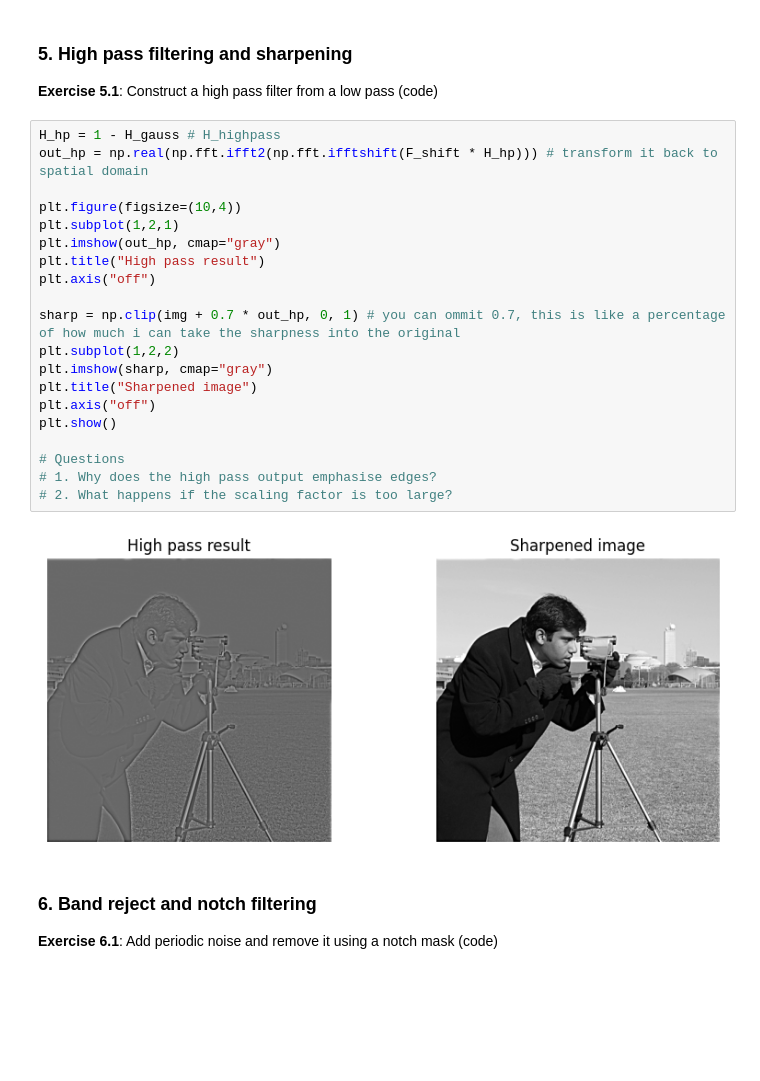
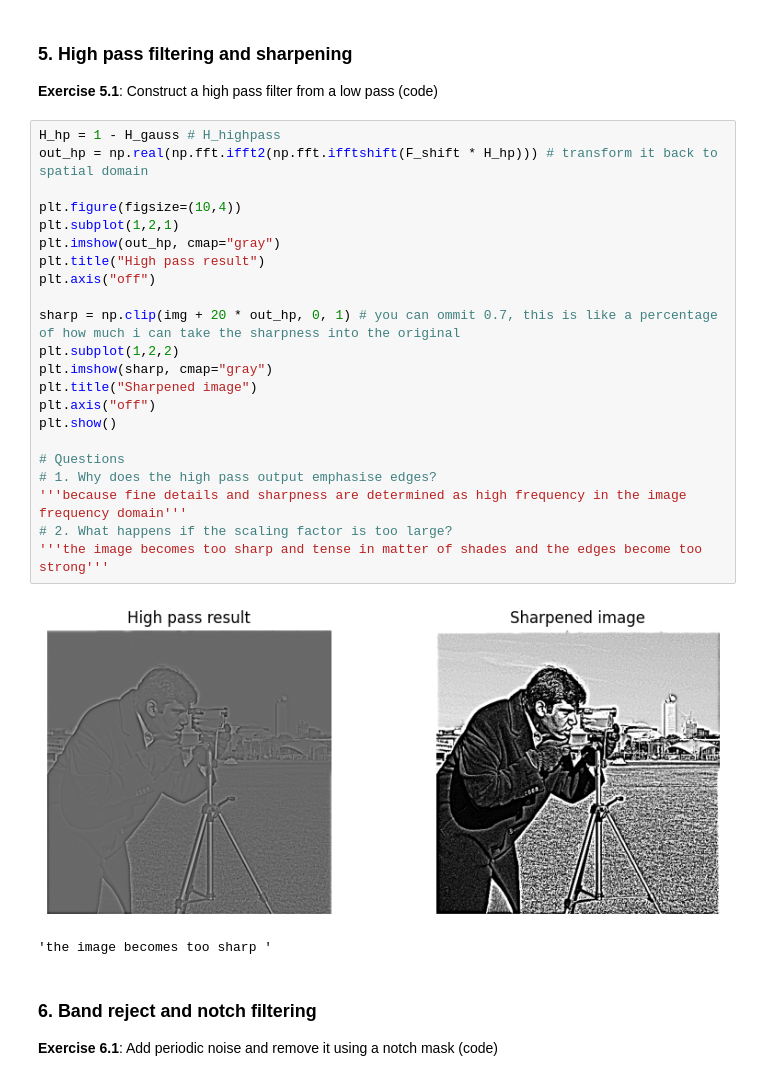
Before and after one commit to BashayrA/Digital-Image-Processing---Labs, a Jupyter notebook: lab4-BashayrA/lab4.ipynb, the cells around one changed output. Drawn from its saved outputs; the diff is of its cells as text; blank space fills up the shorter version.

```diff
--- a/lab4-BashayrA/lab4.ipynb
+++ b/lab4-BashayrA/lab4.ipynb
@@ -162,25 +176,28 @@ plt.show()
 # %%
 H_hp = 1 - H_gauss # H_highpass
 out_hp = np.real(np.fft.ifft2(np.fft.ifftshift(F_shift * H_hp))) # transform it back to spatial domain
 
 plt.figure(figsize=(10,4))
 plt.subplot(1,2,1)
 plt.imshow(out_hp, cmap="gray")
 plt.title("High pass result")
 plt.axis("off")
 
-sharp = np.clip(img + 0.7 * out_hp, 0, 1) # you can ommit 0.7, this is like a percentage of how much i can take the sharpness into the original
+sharp = np.clip(img + 20 * out_hp, 0, 1) # you can ommit 0.7, this is like a percentage of how much i can take the sharpness into the original
 plt.subplot(1,2,2)
 plt.imshow(sharp, cmap="gray")
 plt.title("Sharpened image")
 plt.axis("off")
 plt.show()
 
 # Questions
 # 1. Why does the high pass output emphasise edges?
+'''because fine details and sharpness are determined as high frequency in the image frequency domain'''
 # 2. What happens if the scaling factor is too large?
+'''the image becomes too sharp and tense in matter of shades and the edges become too strong'''
 # %% [output]
-[figure, old version]
+[figure, new version]
+'the image becomes too sharp '
 # %% [markdown]
 ### 6. Band reject and notch filtering
 **Exercise 6.1**: Add periodic noise and remove it using a notch mask (code)
```
Also changed, not shown: parts of 6 cells of this notebook.
